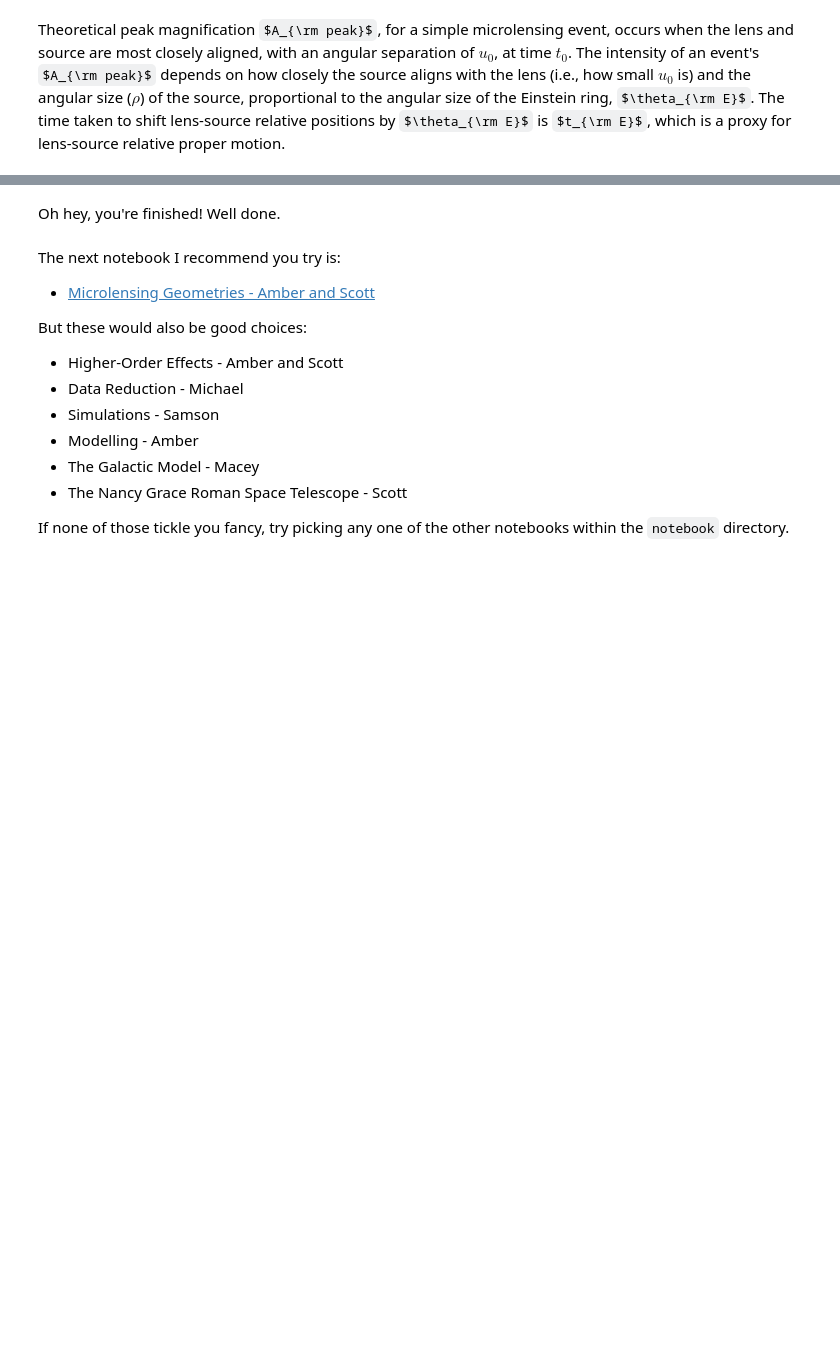
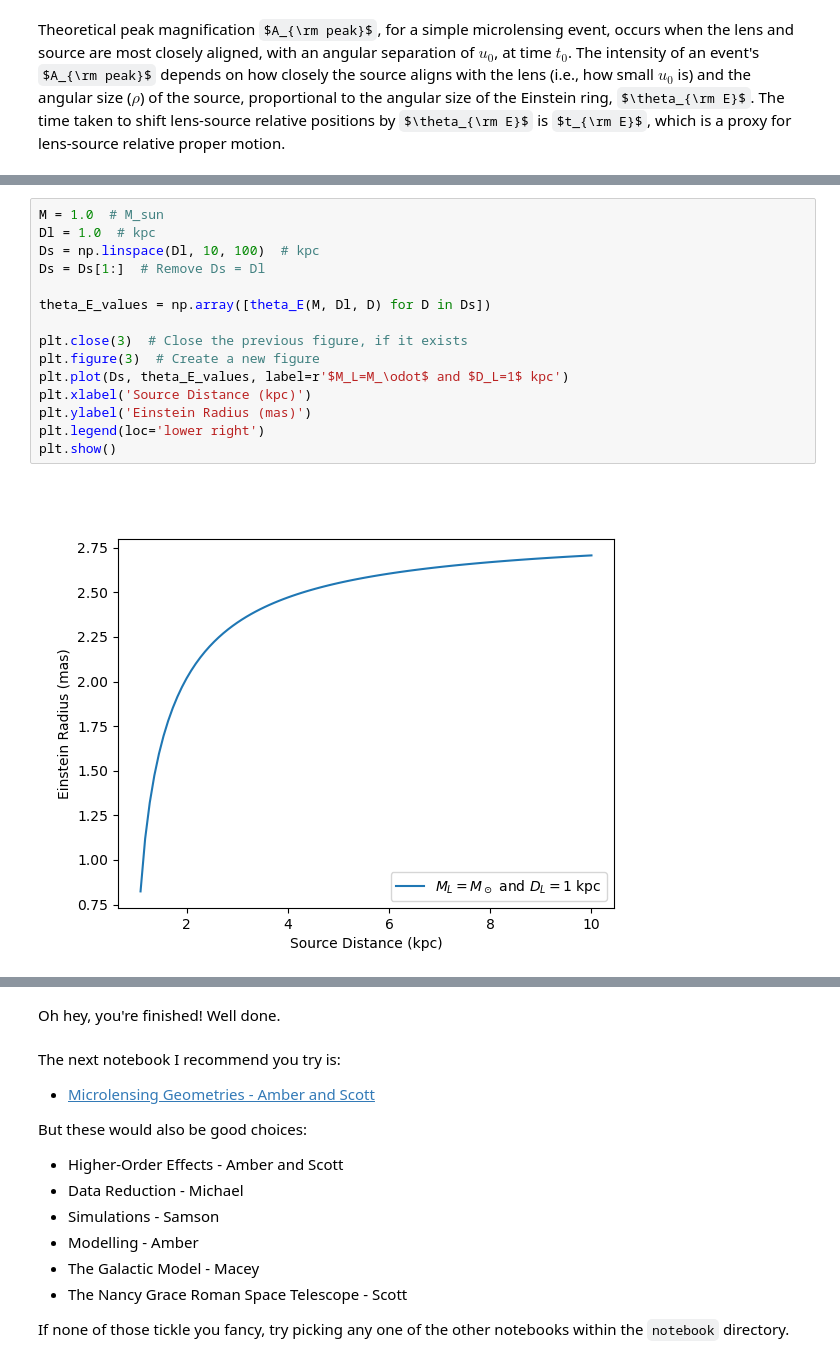
Before and after one commit to AmberLee2427/TheMicrolensersGuideToTheGalaxy, a Jupyter notebook: Notebooks/Introduction.ipynb, the cells around one changed output, grey strips where cells are left out. Cells and saved outputs as stored; diff of their text form; some formulas as TeX source; blank space fills up the shorter version.

```diff
--- a/Notebooks/Introduction.ipynb
+++ b/Notebooks/Introduction.ipynb
@@ -270,0 +571,17 @@ Einstein Radius: 0.000000000000000 mas
+# %%
+M = 1.0  # M_sun
+Dl = 1.0  # kpc
+Ds = np.linspace(Dl, 10, 100)  # kpc
+Ds = Ds[1:]  # Remove Ds = Dl
+
+theta_E_values = np.array([theta_E(M, Dl, D) for D in Ds])
+
+plt.close(3)  # Close the previous figure, if it exists
+plt.figure(3)  # Create a new figure
+plt.plot(Ds, theta_E_values, label=r'$M_L=M_\odot$ and $D_L=1$ kpc')
+plt.xlabel('Source Distance (kpc)')
+plt.ylabel('Einstein Radius (mas)')
+plt.legend(loc='lower right')
+plt.show()
+# %% [output]
+[figure, added]
```
Also changed, not shown: parts of 26 cells of this notebook, 5 other files.
